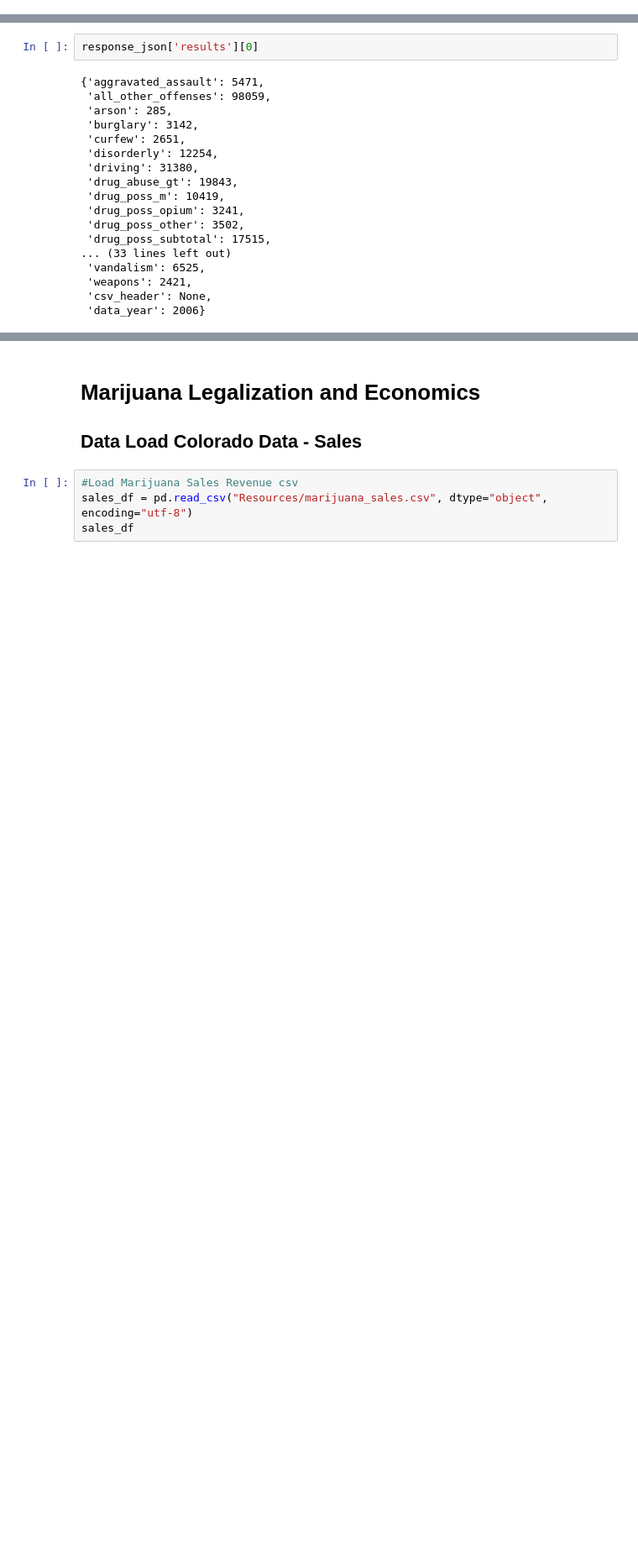
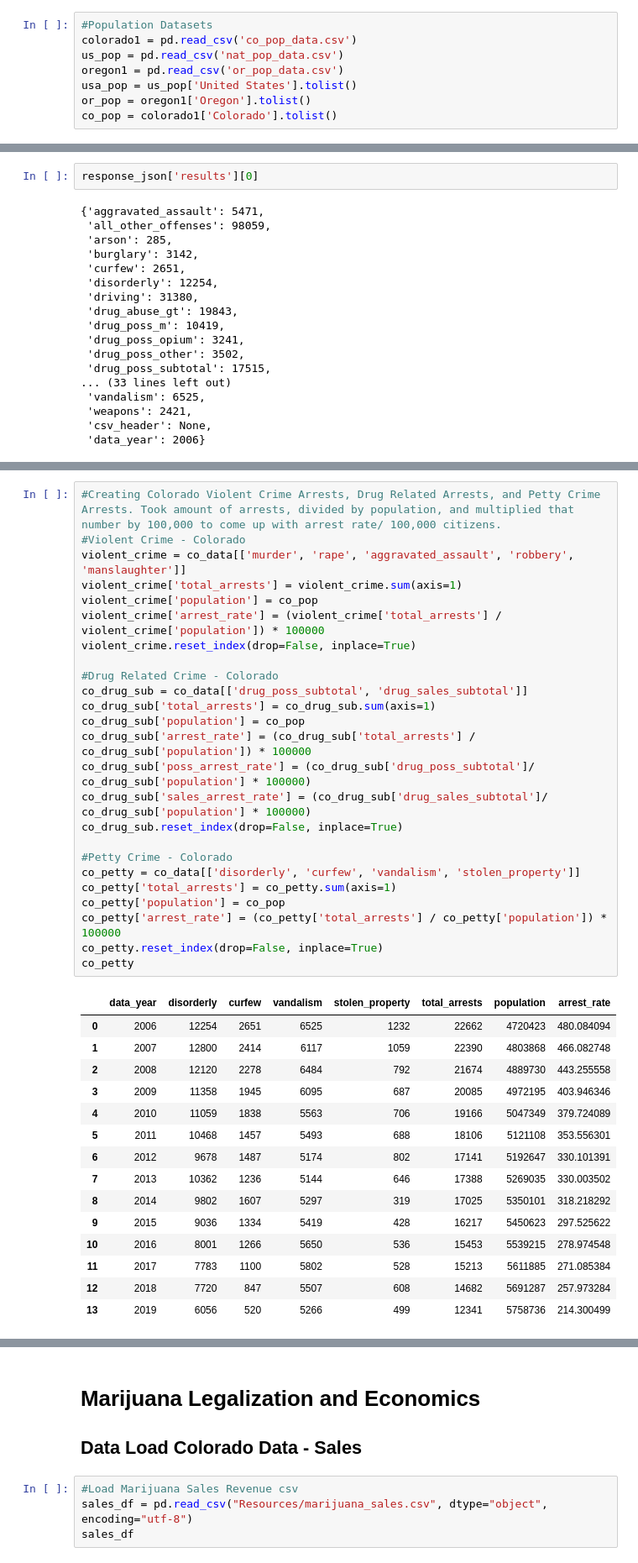
Before and after one commit to julieheadlee/bootcamp_quad, a Jupyter notebook: Colorado_cannabis_data_exploration_cleanup.ipynb, the cells around one changed output, grey strips where cells are left out. Shown at 84% size. Drawn from its saved outputs; the diff is of its cells as text; blank space fills up the shorter version.

Commit message:
Updated Analysis and Data Cleanup notebooks to reflect work on Crime.

```diff
--- a/Colorado_cannabis_data_exploration_cleanup.ipynb
+++ b/Colorado_cannabis_data_exploration_cleanup.ipynb
@@ -313,6 +315,14 @@ Further analysis will focus on the involvement of marijuana in substance abuse t
 # %% [markdown]
 <h1>Marijuana Legalization and Crime</h1>
 <h2>Data Load and Segregation of Colorado Data - Arrests</h2>
+# %%
+#Population Datasets
+colorado1 = pd.read_csv('co_pop_data.csv')
+us_pop = pd.read_csv('nat_pop_data.csv')
+oregon1 = pd.read_csv('or_pop_data.csv')
+usa_pop = us_pop['United States'].tolist()
+or_pop = oregon1['Oregon'].tolist()
+co_pop = colorado1['Colorado'].tolist()
 # %%
 co_crime_stats = 'https://api.usa.gov/crime/fbi/sapi/api/data/arrest/states/offense/' + 'CO' + '/all/2006/2019?API_KEY=' + fapi_key
 
@@ -393 +405,42 @@ co_data
+# %%
+#Creating Colorado Violent Crime Arrests, Drug Related Arrests, and Petty Crime Arrests. Took amount of arrests, divided by population, and multiplied that number by 100,000 to come up with arrest rate/ 100,000 citizens.
+#Violent Crime - Colorado
+violent_crime = co_data[['murder', 'rape', 'aggravated_assault', 'robbery', 'manslaughter']]
+violent_crime['total_arrests'] = violent_crime.sum(axis=1)
+violent_crime['population'] = co_pop
+violent_crime['arrest_rate'] = (violent_crime['total_arrests'] / violent_crime['population']) * 100000
+violent_crime.reset_index(drop=False, inplace=True)
+
+#Drug Related Crime - Colorado
+co_drug_sub = co_data[['drug_poss_subtotal', 'drug_sales_subtotal']]
+co_drug_sub['total_arrests'] = co_drug_sub.sum(axis=1)
+co_drug_sub['population'] = co_pop
+co_drug_sub['arrest_rate'] = (co_drug_sub['total_arrests'] / co_drug_sub['population']) * 100000
+co_drug_sub['poss_arrest_rate'] = (co_drug_sub['drug_poss_subtotal']/ co_drug_sub['population'] * 100000)
+co_drug_sub['sales_arrest_rate'] = (co_drug_sub['drug_sales_subtotal']/ co_drug_sub['population'] * 100000)
+co_drug_sub.reset_index(drop=False, inplace=True)
+
+#Petty Crime - Colorado
+co_petty = co_data[['disorderly', 'curfew', 'vandalism', 'stolen_property']]
+co_petty['total_arrests'] = co_petty.sum(axis=1)
+co_petty['population'] = co_pop
+co_petty['arrest_rate'] = (co_petty['total_arrests'] / co_petty['population']) * 100000
+co_petty.reset_index(drop=False, inplace=True)
+co_petty
+# %% [output]
+|  | data_year | disorderly | curfew | vandalism | stolen_property | total_arrests | population | arrest_rate |
+| 0 | 2006 | 12254 | 2651 | 6525 | 1232 | 22662 | 4720423 | 480.084094 |
+| 1 | 2007 | 12800 | 2414 | 6117 | 1059 | 22390 | 4803868 | 466.082748 |
+| 2 | 2008 | 12120 | 2278 | 6484 | 792 | 21674 | 4889730 | 443.255558 |
+| 3 | 2009 | 11358 | 1945 | 6095 | 687 | 20085 | 4972195 | 403.946346 |
+| 4 | 2010 | 11059 | 1838 | 5563 | 706 | 19166 | 5047349 | 379.724089 |
+| 5 | 2011 | 10468 | 1457 | 5493 | 688 | 18106 | 5121108 | 353.556301 |
+| 6 | 2012 | 9678 | 1487 | 5174 | 802 | 17141 | 5192647 | 330.101391 |
+| 7 | 2013 | 10362 | 1236 | 5144 | 646 | 17388 | 5269035 | 330.003502 |
+| 8 | 2014 | 9802 | 1607 | 5297 | 319 | 17025 | 5350101 | 318.218292 |
+| 9 | 2015 | 9036 | 1334 | 5419 | 428 | 16217 | 5450623 | 297.525622 |
+| 10 | 2016 | 8001 | 1266 | 5650 | 536 | 15453 | 5539215 | 278.974548 |
+| 11 | 2017 | 7783 | 1100 | 5802 | 528 | 15213 | 5611885 | 271.085384 |
+| 12 | 2018 | 7720 | 847 | 5507 | 608 | 14682 | 5691287 | 257.973284 |
+| 13 | 2019 | 6056 | 520 | 5266 | 499 | 12341 | 5758736 | 214.300499 |
 # %%
```
Also changed, not shown: parts of 7 cells of this notebook, 5 other files.
